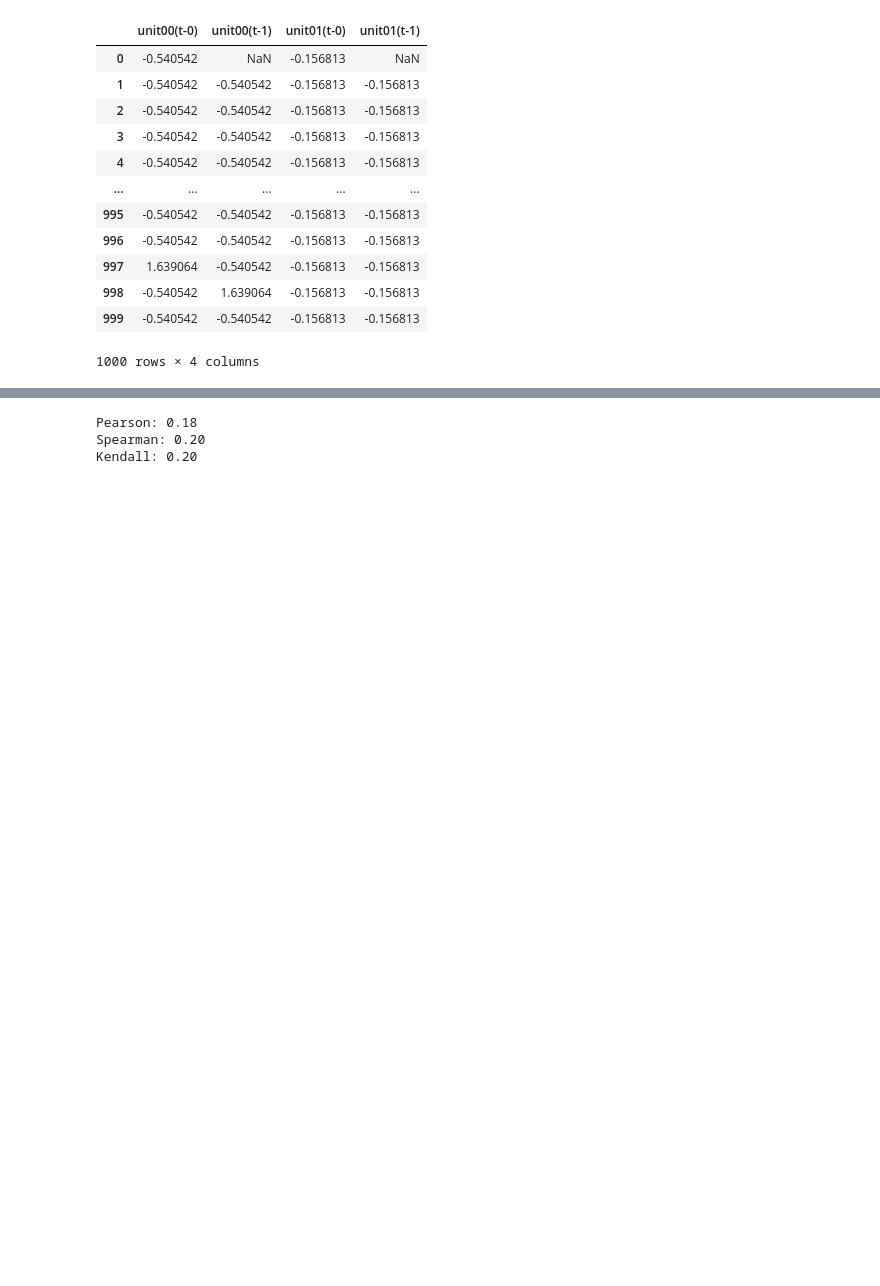
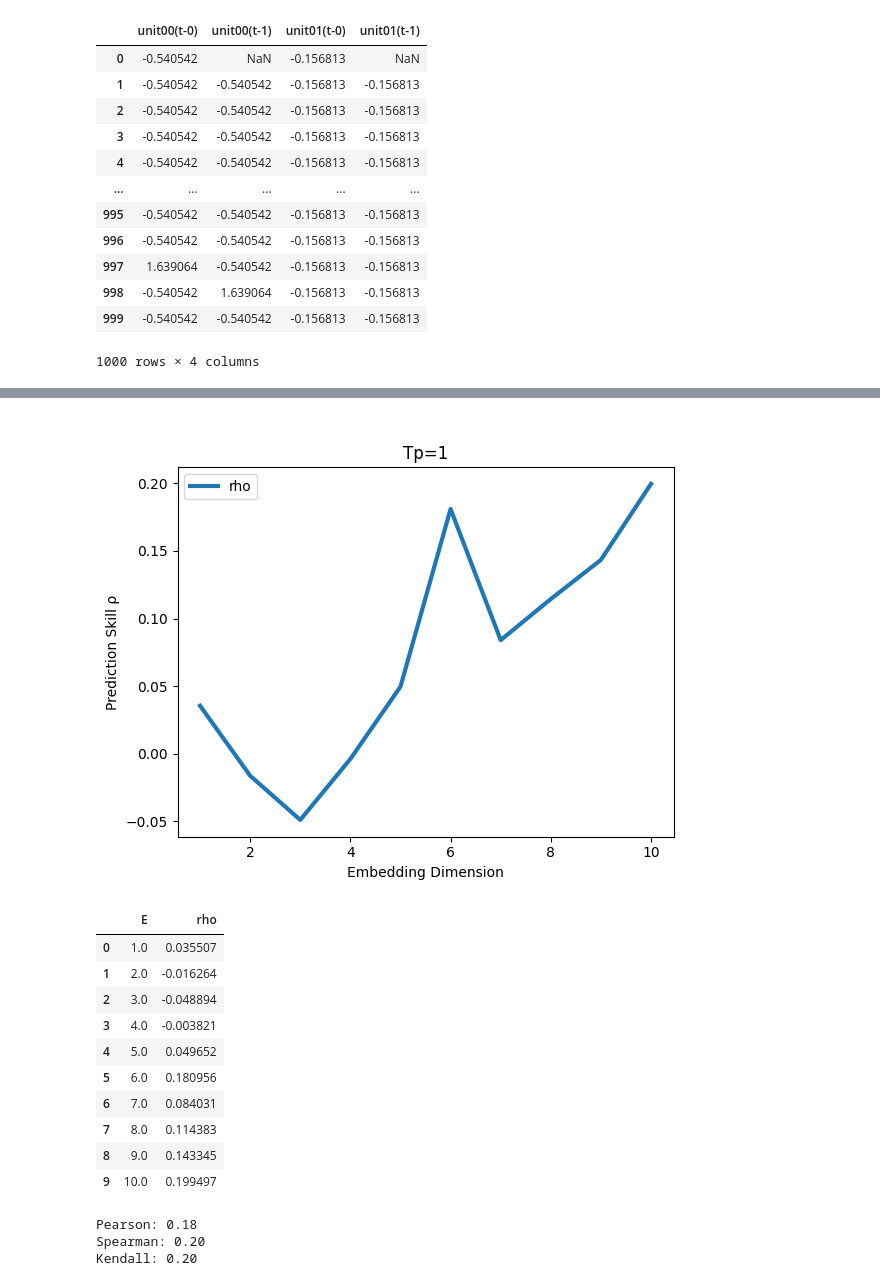
Before and after one commit to yoshihito-saito/Neural_Dynamics_EDM, a Jupyter notebook: Empirical Dynamic Modeling_pilot.ipynb, the cells around one changed output, grey strips where cells are left out. Cells and saved outputs as stored; diff of their text form; code cells hidden in the pictures; blank space fills up the shorter version.

```diff
--- a/Empirical Dynamic Modeling_pilot.ipynb
+++ b/Empirical Dynamic Modeling_pilot.ipynb
@@ -285,3 +302,18 @@ embed
+# %%
+pyEDM.EmbedDimension(dataFrame = z_binraster_VISp_df, lib="1 500",pred='501 999', columns='unit00')
+# %% [output]
+[figure, added]
+|  | E | rho |
+| 0 | 1.0 | 0.035507 |
+| 1 | 2.0 | -0.016264 |
+| 2 | 3.0 | -0.048894 |
+| 3 | 4.0 | -0.003821 |
+| 4 | 5.0 | 0.049652 |
+| 5 | 6.0 | 0.180956 |
+| 6 | 7.0 | 0.084031 |
+| 7 | 8.0 | 0.114383 |
+| 8 | 9.0 | 0.143345 |
+| 9 | 10.0 | 0.199497 |
 # %%
 x1=z_binraster_VISp[0]
 x2=z_binraster_VISp[3]
```
Also changed, not shown: parts of 8 cells of this notebook, 1 other file.
